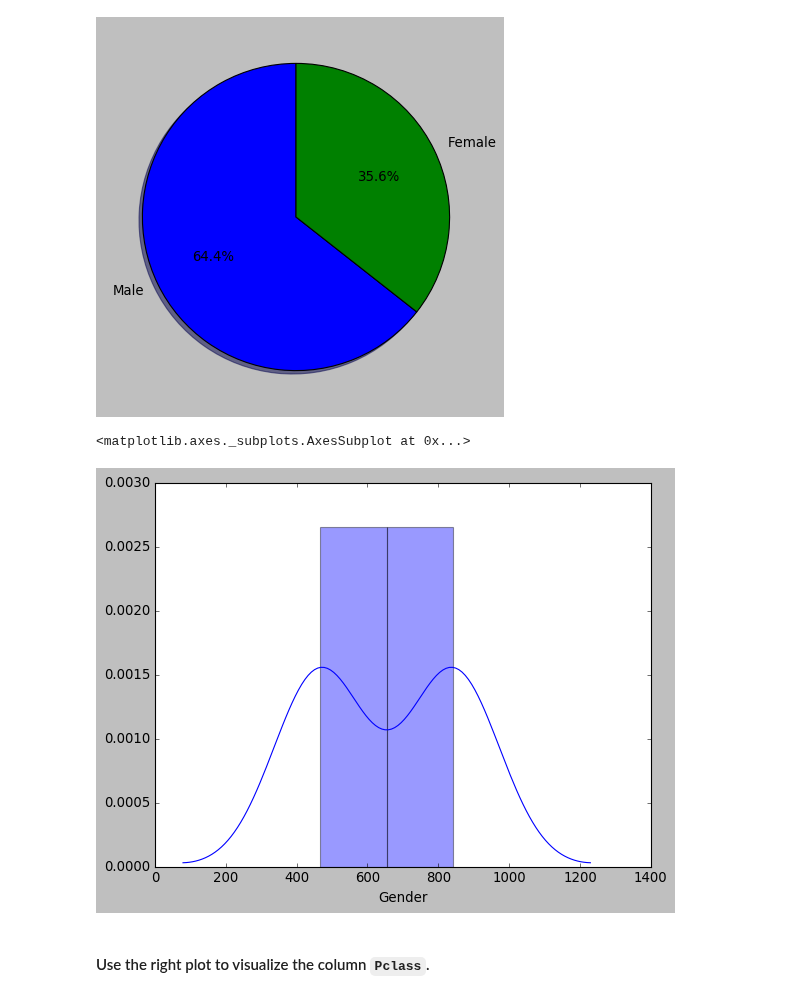
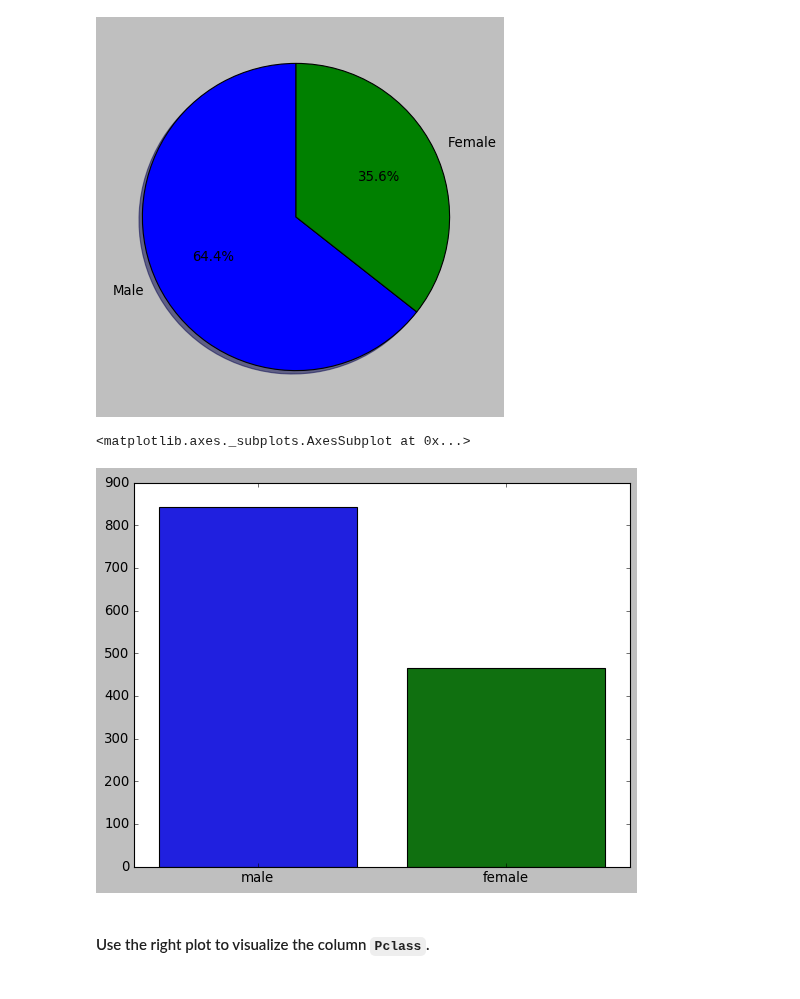
Before and after one commit to ta-data-lis/lab-matplotlib-seaborn, a Jupyter notebook: your-code/main.ipynb, the cells around one changed output. Drawn from its saved outputs; the diff is of its cells as text; code cells hidden in the pictures.

```diff
--- a/your-code/main.ipynb
+++ b/your-code/main.ipynb
@@ -256,10 +252,10 @@ plt.show()
 [figure]
 # %%
 # Method 2 - seaborn
-sns.distplot(gender_count, label = label)
+sns.barplot(gender_count.index, gender_count.values)
 # %% [output]
 <matplotlib.axes._subplots.AxesSubplot at 0x...>
-[figure, old version]
+[figure, new version]
 # %% [markdown]
 #### Use the right plot to visualize the column `Pclass`.
 # %%
```
Also changed, not shown: parts of 17 cells of this notebook.
